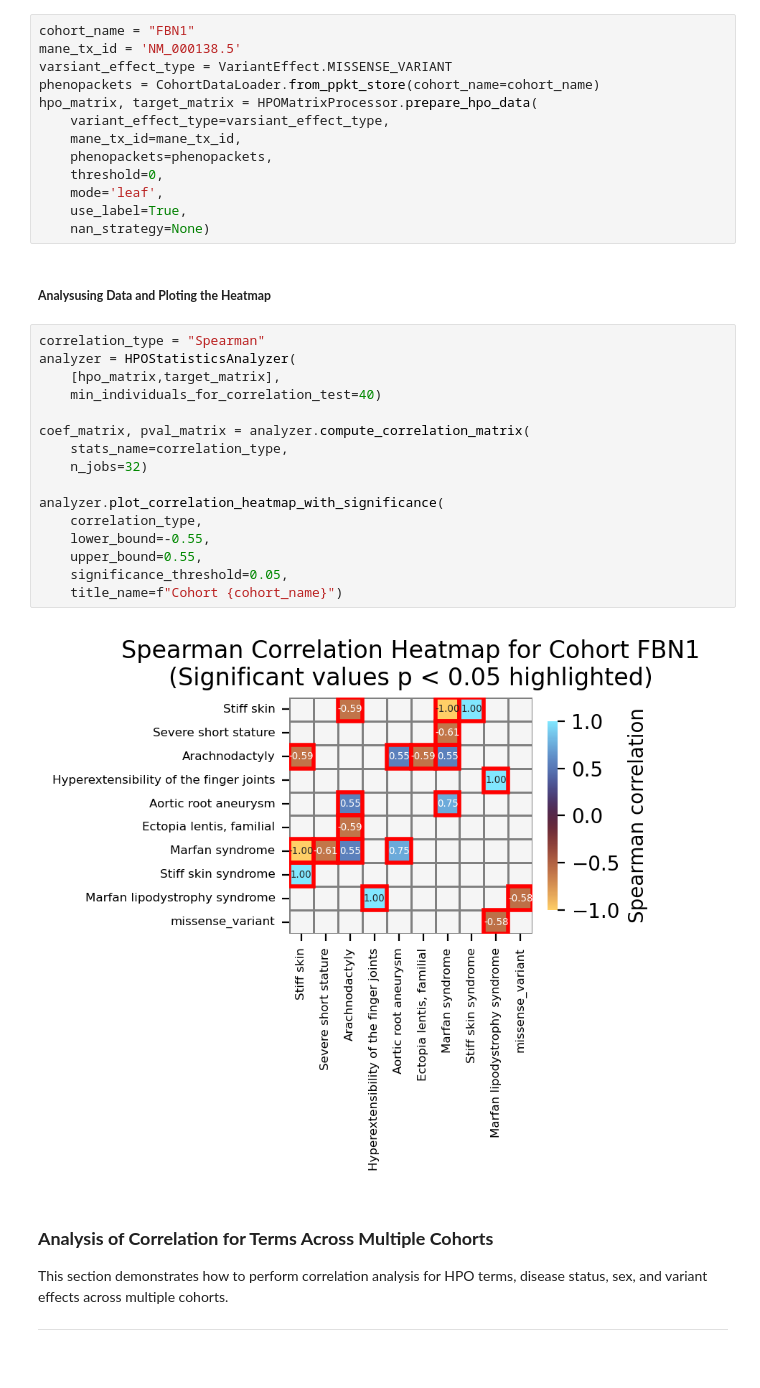
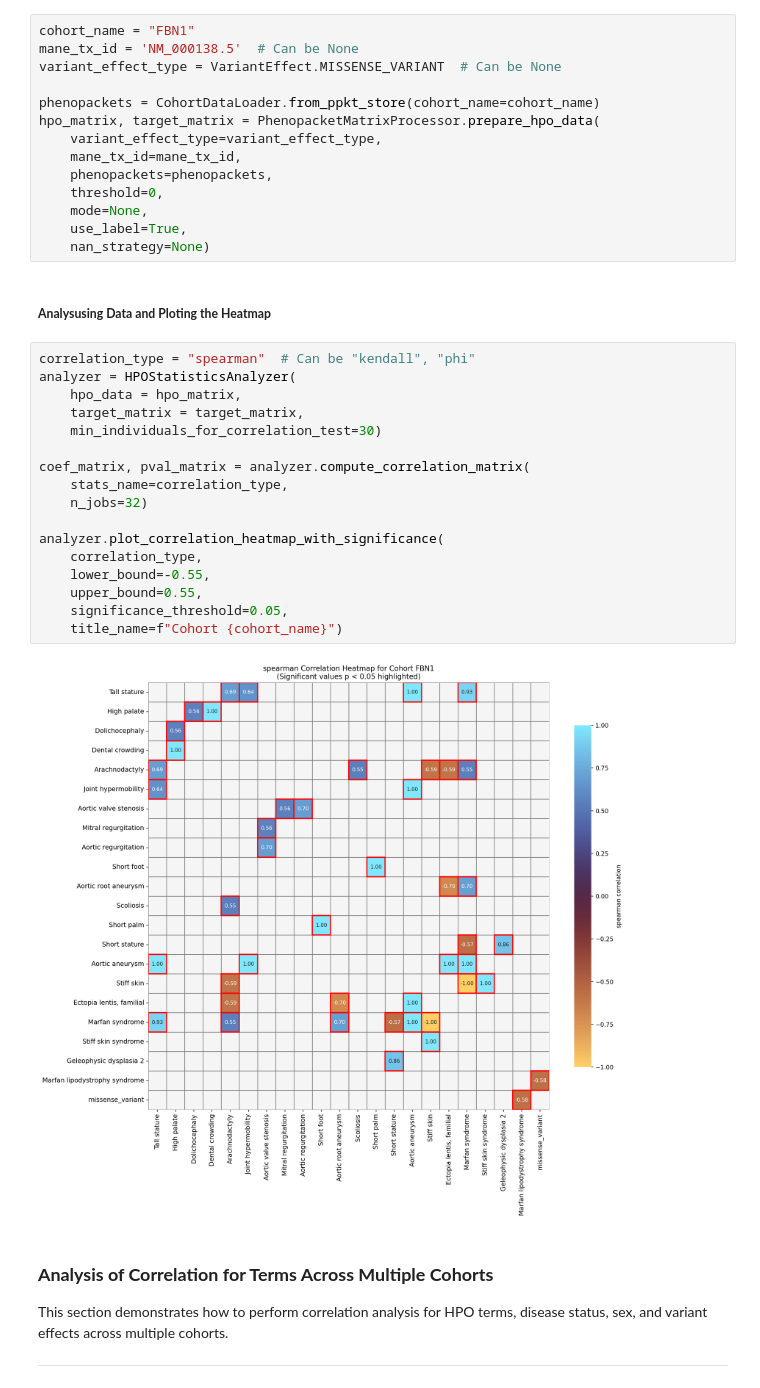
Before and after one commit to P2GX/ppkt2synergy, a Jupyter notebook: src/ppkt2synergy/correlation_analysis_workflow.ipynb, the cells around one changed output. Drawn from its saved outputs; the diff is of its cells as text.

```diff
--- a/src/ppkt2synergy/correlation_analysis_workflow.ipynb
+++ b/src/ppkt2synergy/correlation_analysis_workflow.ipynb
@@ -27,37 +27,39 @@ This section demonstrates how to perform correlation analysis for HPO terms, dis
 ##### **Loading Data and Preparing HPO Matrices**
 # %%
 cohort_name = "FBN1"
-mane_tx_id = 'NM_000138.5'
-varsiant_effect_type = VariantEffect.MISSENSE_VARIANT
+mane_tx_id = 'NM_000138.5'  # Can be None
+variant_effect_type = VariantEffect.MISSENSE_VARIANT  # Can be None
+
 phenopackets = CohortDataLoader.from_ppkt_store(cohort_name=cohort_name)
-hpo_matrix, target_matrix = HPOMatrixProcessor.prepare_hpo_data(
-    variant_effect_type=varsiant_effect_type,
+hpo_matrix, target_matrix = PhenopacketMatrixProcessor.prepare_hpo_data(
+    variant_effect_type=variant_effect_type,
     mane_tx_id=mane_tx_id,
     phenopackets=phenopackets,
     threshold=0,
-    mode='leaf',
+    mode=None,
     use_label=True,
     nan_strategy=None)
 # %% [markdown]
 ##### **Analysusing Data and Ploting the Heatmap**
 # %%
-correlation_type = "Spearman"
+correlation_type = "spearman"  # Can be "kendall", "phi"
 analyzer = HPOStatisticsAnalyzer(
-    [hpo_matrix,target_matrix],
-    min_individuals_for_correlation_test=40)
+    hpo_data = hpo_matrix,
+    target_matrix = target_matrix,
+    min_individuals_for_correlation_test=30)
 
 coef_matrix, pval_matrix = analyzer.compute_correlation_matrix(
     stats_name=correlation_type,
     n_jobs=32)
 
 analyzer.plot_correlation_heatmap_with_significance(
     correlation_type,
     lower_bound=-0.55,
     upper_bound=0.55,
     significance_threshold=0.05,
     title_name=f"Cohort {cohort_name}")
 # %% [output]
-[figure, old version]
+[figure, new version]
 # %% [markdown]
 ### **Analysis of Correlation for Terms Across Multiple Cohorts**
 
```
Also changed, not shown: parts of 12 cells of this notebook, 30 other files.
